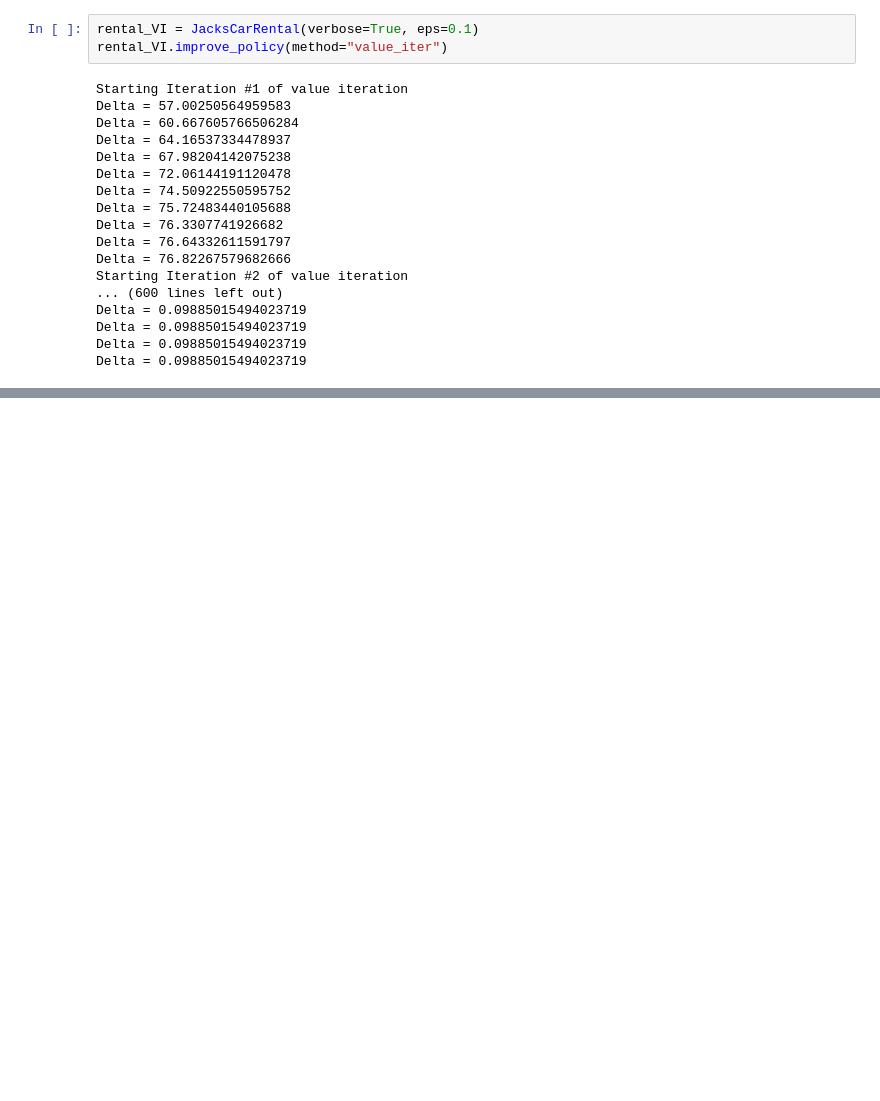
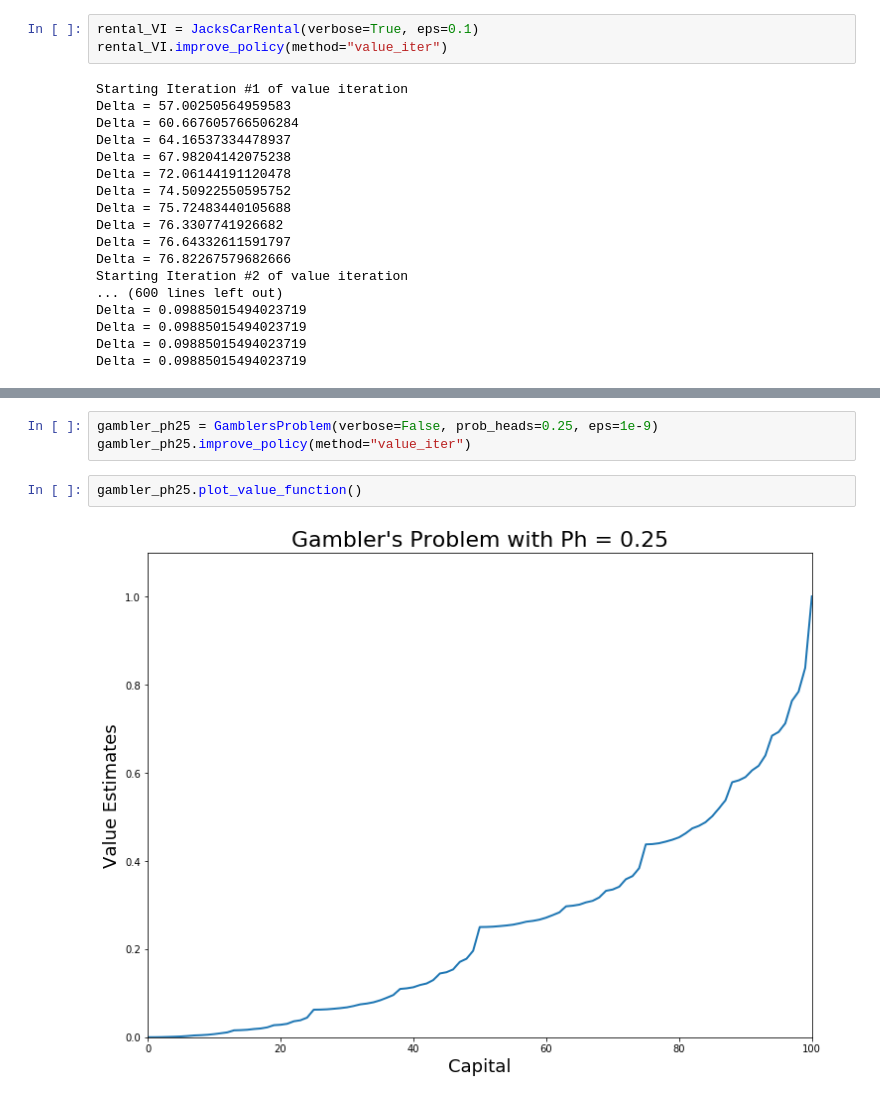
Before and after one commit to jvce92/intro-RL, a Jupyter notebook: ch04_MDP/ch04.ipynb, the cells around one changed output, grey strips where cells are left out. Saved outputs shown, nothing was run; the diff lists cells and outputs as text; blank space fills up the shorter version.

```diff
--- a/ch04_MDP/ch04.ipynb
+++ b/ch04_MDP/ch04.ipynb
@@ -63,0 +104,7 @@ rental_VI.plot_policy()
+# %%
+gambler_ph25 = GamblersProblem(verbose=False, prob_heads=0.25, eps=1e-9)
+gambler_ph25.improve_policy(method="value_iter")
+# %%
+gambler_ph25.plot_value_function()
+# %% [output]
+[figure, added]
```
Also changed, not shown: parts of 15 cells of this notebook, 2 other files.
